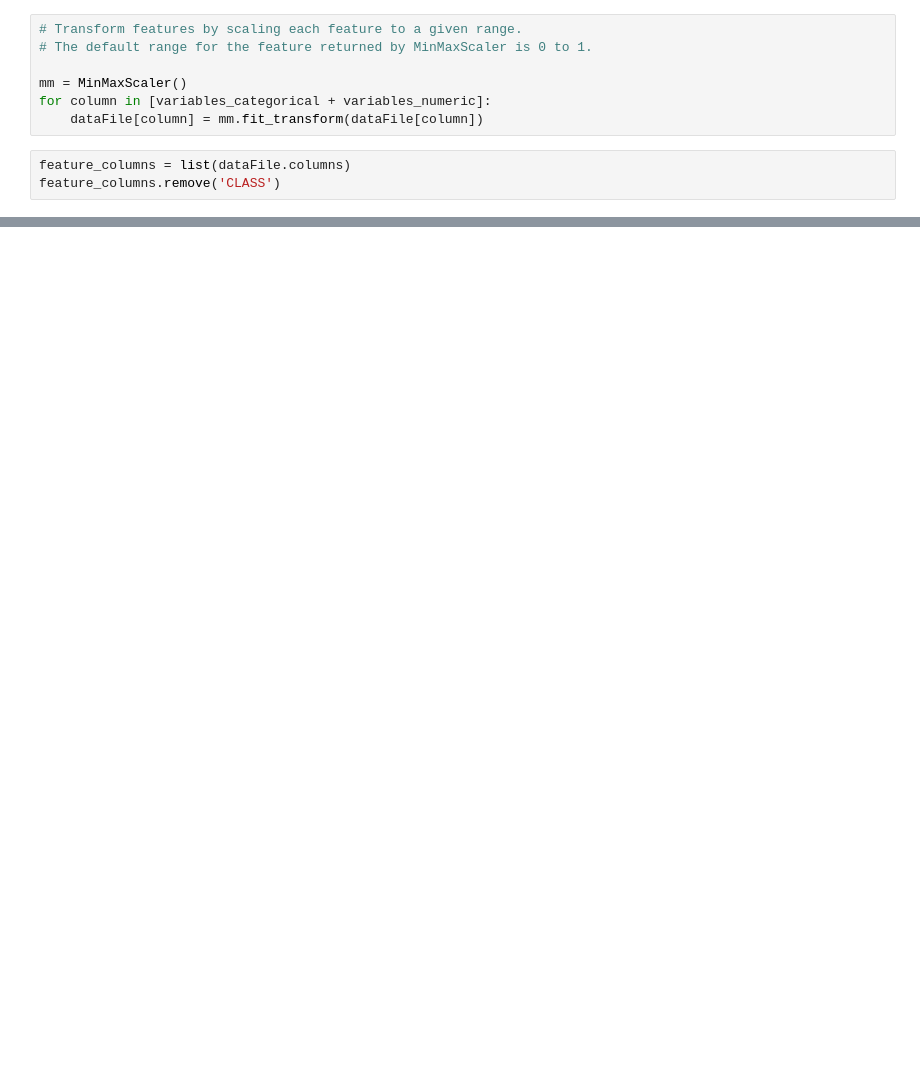
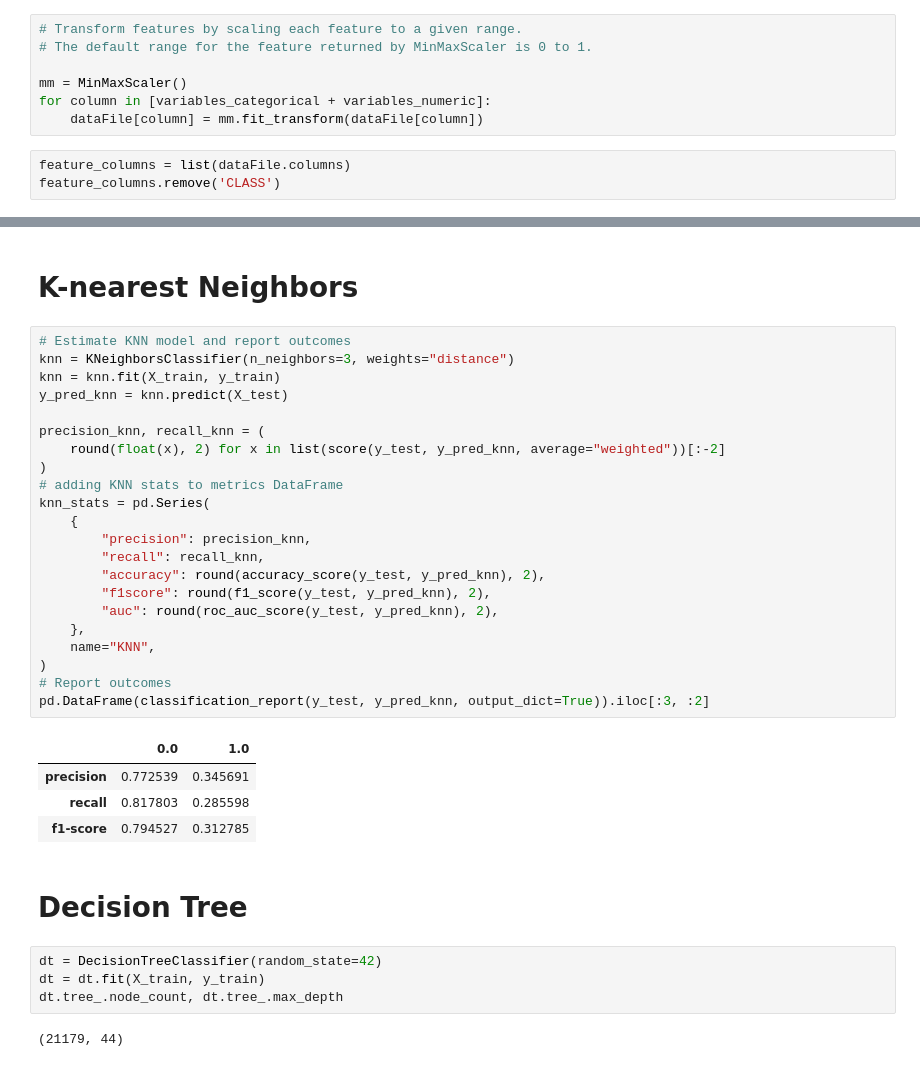
Before and after one commit to mimuruth-msft/Genetic_Sequence_Analysis_Using_Deep_Neural_Networks, a Jupyter notebook: Genetic_Sequence_Analysis_Using_Deep_Neural_Networks.ipynb, the cells around one changed output, grey strips where cells are left out. Cells and saved outputs as stored; diff of their text form; blank space fills up the shorter version.

```diff
--- a/Genetic_Sequence_Analysis_Using_Deep_Neural_Networks.ipynb
+++ b/Genetic_Sequence_Analysis_Using_Deep_Neural_Networks.ipynb
@@ -425,0 +515,37 @@ def train_evaluate(self):
+# %% [markdown]
+# **K-nearest Neighbors**
+# %%
+# Estimate KNN model and report outcomes
+knn = KNeighborsClassifier(n_neighbors=3, weights="distance")
+knn = knn.fit(X_train, y_train)
+y_pred_knn = knn.predict(X_test)
+
+precision_knn, recall_knn = (
+    round(float(x), 2) for x in list(score(y_test, y_pred_knn, average="weighted"))[:-2]
+)
+# adding KNN stats to metrics DataFrame
+knn_stats = pd.Series(
+    {
+        "precision": precision_knn,
+        "recall": recall_knn,
+        "accuracy": round(accuracy_score(y_test, y_pred_knn), 2),
+        "f1score": round(f1_score(y_test, y_pred_knn), 2),
+        "auc": round(roc_auc_score(y_test, y_pred_knn), 2),
+    },
+    name="KNN",
+)
+# Report outcomes
+pd.DataFrame(classification_report(y_test, y_pred_knn, output_dict=True)).iloc[:3, :2]
+# %% [output]
+|  | 0.0 | 1.0 |
+| precision | 0.772539 | 0.345691 |
+| recall | 0.817803 | 0.285598 |
+| f1-score | 0.794527 | 0.312785 |
+# %% [markdown]
+# **Decision Tree**
+# %%
+dt = DecisionTreeClassifier(random_state=42)
+dt = dt.fit(X_train, y_train)
+dt.tree_.node_count, dt.tree_.max_depth
+# %% [output]
+(21179, 44)
```
Also changed, not shown: parts of 40 cells of this notebook.
